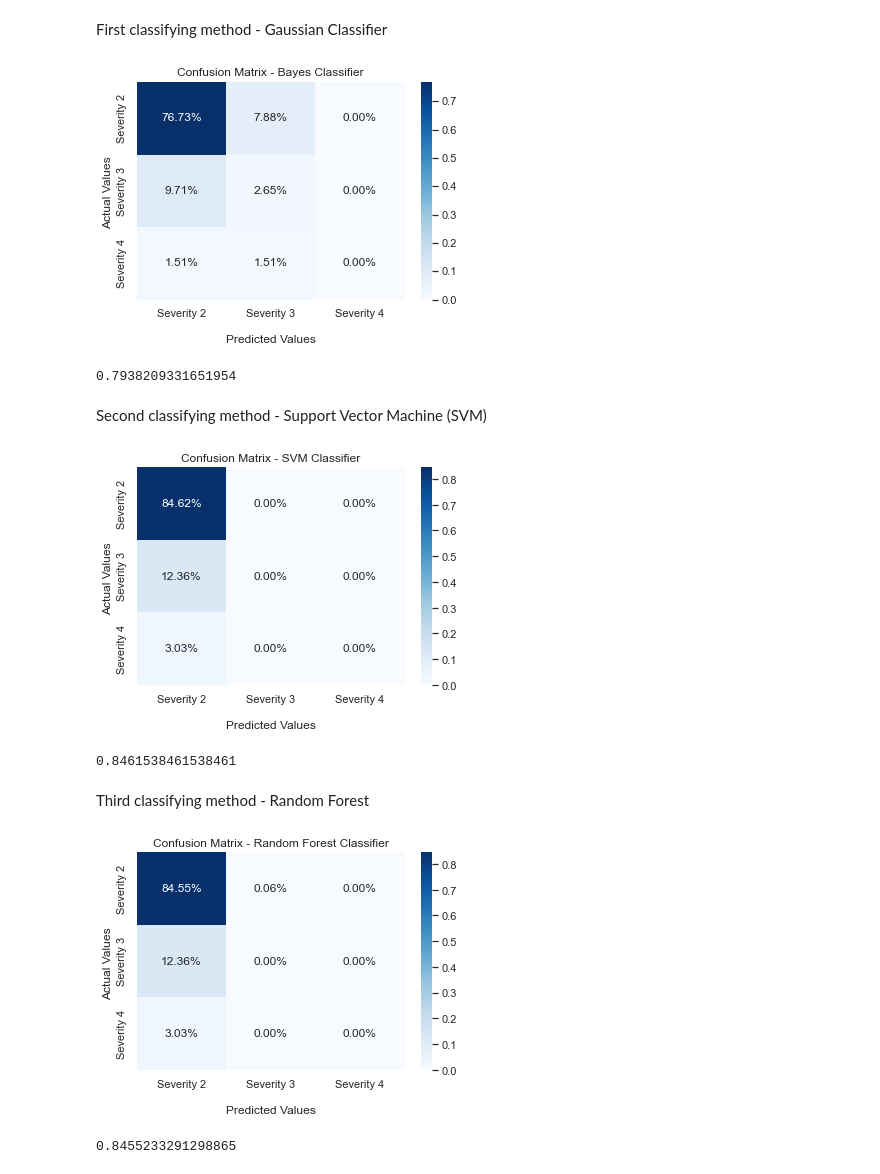
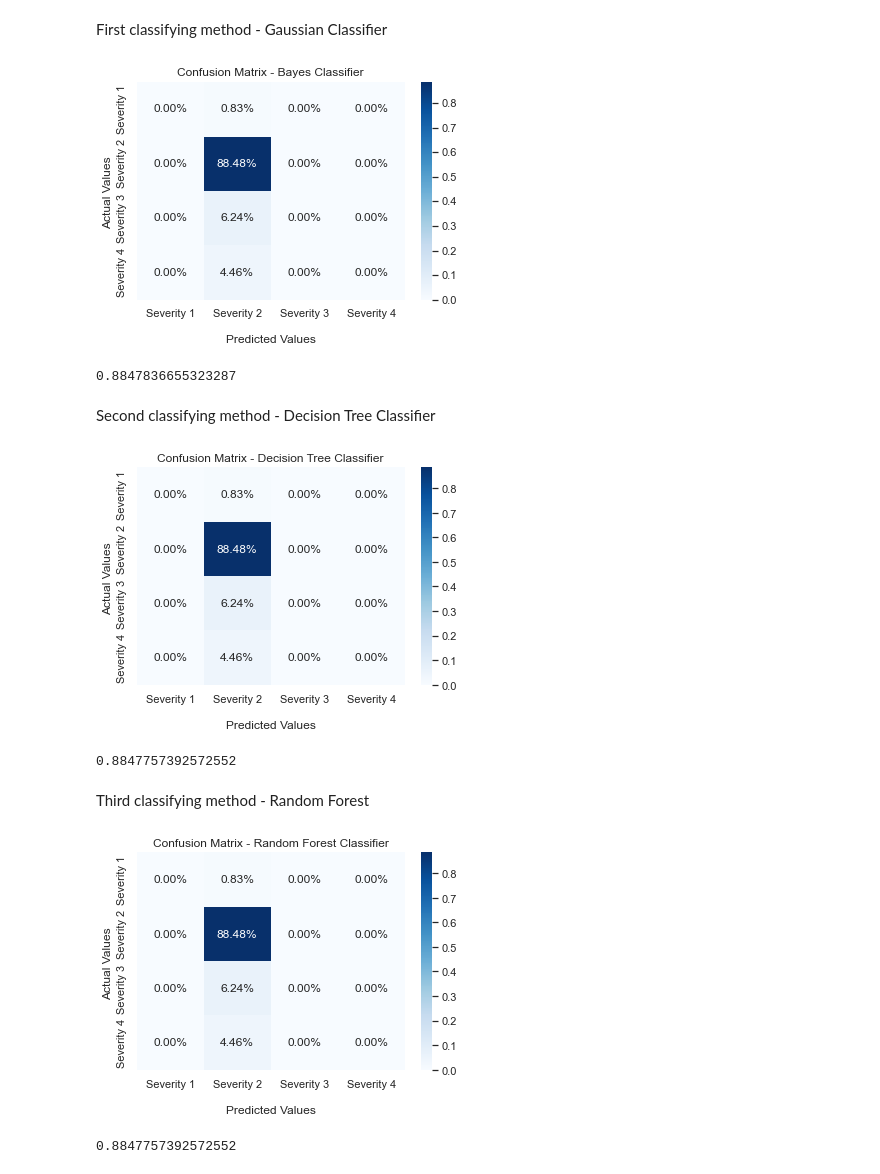
Before and after one commit to stratoskar/DataAnalytics, a Jupyter notebook: Data Analytics/Data_Preprocessing_US_accidents.ipynb, the cells around one changed output. Drawn from its saved outputs; the diff is of its cells as text; code cells hidden in the pictures.

Commit message:
Άλλαξα τον ένα ταξινομητή
Αντί για svm έβαλα decision tree classifier, ο οποίος τυχαίνει να έχει το ίδιο accurancy με τον random forest ταξινομητή

```diff
--- a/Data Analytics/Data_Preprocessing_US_accidents.ipynb
+++ b/Data Analytics/Data_Preprocessing_US_accidents.ipynb
@@ -18,6 +18,6 @@ from sklearn import svm
 # %%
 # read the dataset
-data = pd.read_csv('dataset.csv',nrows=10000)
+data = pd.read_csv('dataset.csv')
 # %%
 # delete unecessary columns. These data are not helpful to our research
 data.drop('ID', axis=1, inplace=True)
@@ -463,27 +466,27 @@ ax.set_xlabel('\nPredicted Values')
 ax.set_ylabel('Actual Values ')
 
 ## Ticket labels - List must be in alphabetical order
-ax.xaxis.set_ticklabels(['Severity 2','Severity 3','Severity 4'])
-ax.yaxis.set_ticklabels(['Severity 2','Severity 3','Severity 4'])
+ax.xaxis.set_ticklabels(['Severity 1','Severity 2','Severity 3','Severity 4'])
+ax.yaxis.set_ticklabels(['Severity 1','Severity 2','Severity 3','Severity 4'])
 
 ## Display the visualization of the Confusion Matrix.
 plt.show()
 # %% [output]
-[figure, old version]
+[figure, new version]
 # %%
 # Print accurancy score of Bayes Classifier
 ac1
 # %% [output]
-0.7938209331651954
+0.8847836655323287
 # %% [markdown]
-Second classifying method - Support Vector Machine (SVM)
+Second classifying method - Decision Tree Classifier
-# %%
-# Linear Kernel
-clf = svm.SVC(kernel='linear')
-
-# train the model using the training sets
-clf.fit(X_train, y_train)
-
-# predict the response for test dataset
-y_pred2 = clf.predict(X_test)
+# %%
+# Initialize classifier
+dtc = DecisionTreeClassifier()
+
+# fit classifier
+dtc.fit(X_train, y_train)
+
+# make the classification process
+y_pred2 = dtc.predict(X_test)
 # %%
@@ -495,24 +498,24 @@ cm2 = confusion_matrix(y_test, y_pred2)
 # %%
 # Plot confusion matrix using a heatmap
 ax = sns.heatmap(cm2/np.sum(cm2), annot=True, fmt='.2%', cmap='Blues')
 
-ax.set_title('Confusion Matrix - SVM Classifier')
+ax.set_title('Confusion Matrix - Decision Tree Classifier')
 ax.set_xlabel('\nPredicted Values')
 ax.set_ylabel('Actual Values ')
 
 ## Ticket labels - List must be in alphabetical order
-ax.xaxis.set_ticklabels(['Severity 2','Severity 3','Severity 4'])
-ax.yaxis.set_ticklabels(['Severity 2','Severity 3','Severity 4'])
+ax.xaxis.set_ticklabels(['Severity 1','Severity 2','Severity 3','Severity 4'])
+ax.yaxis.set_ticklabels(['Severity 1','Severity 2','Severity 3','Severity 4'])
 
 ## Display the visualization of the Confusion Matrix.
 plt.show()
 # %% [output]
-[figure, old version]
+[figure, new version]
 # %%
-# Print accurancy score of SVM Classifier
+# Print accurancy score of Decision Tree Classifier
 ac2
 # %% [output]
-0.8461538461538461
+0.8847757392572552
 # %% [markdown]
 Third classifying method - Random Forest
 # %%
@@ -538,15 +541,15 @@ ax.set_xlabel('\nPredicted Values')
 ax.set_ylabel('Actual Values ')
 
 ## Ticket labels - List must be in alphabetical order
-ax.xaxis.set_ticklabels(['Severity 2','Severity 3','Severity 4'])
-ax.yaxis.set_ticklabels(['Severity 2','Severity 3','Severity 4'])
+ax.xaxis.set_ticklabels(['Severity 1','Severity 2','Severity 3','Severity 4'])
+ax.yaxis.set_ticklabels(['Severity 1','Severity 2','Severity 3','Severity 4'])
 
 ## Display the visualization of the Confusion Matrix.
 plt.show()
 # %% [output]
-[figure, old version]
+[figure, new version]
 # %%
 # Print accurancy score of Random Forest Classifier
 ac3
 # %% [output]
-0.8455233291298865
+0.8847757392572552
```
Also changed, not shown: parts of 16 cells of this notebook.
